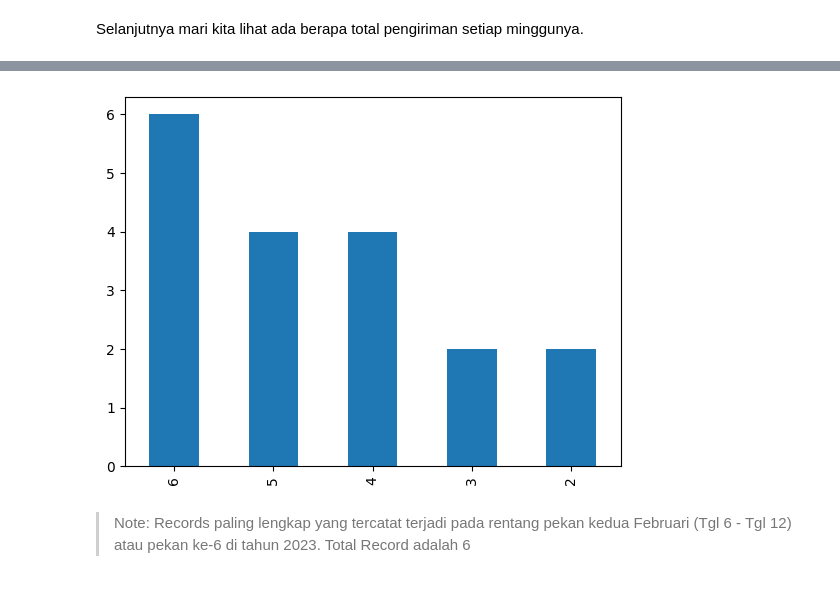
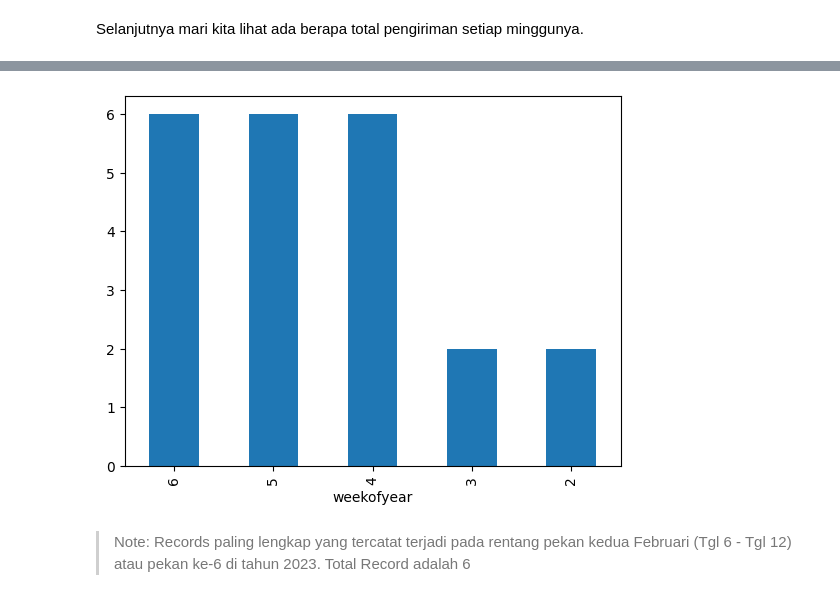
Before and after one commit to IrfanChairurrachman/dijkstra_bulog, a Jupyter notebook: Optimal_Route.ipynb, the cells around one changed output, grey strips where cells are left out. Cells and saved outputs as stored; diff of their text form; code cells hidden in the pictures.

```diff
--- a/Optimal_Route.ipynb
+++ b/Optimal_Route.ipynb
@@ -692,9 +673,9 @@ records['weekly'].value_counts().plot(kind = 'bar');
 # %%
-records['weekofyear'] = records['start_time'].dt.week
+records['weekofyear'] = records['start_time'].dt.isocalendar().week
 
 records['weekofyear'].value_counts().plot(kind = 'bar');
 # %% [output]
-[figure, old version]
+[figure, new version]
 # %% [markdown]
 > Note: Records paling lengkap yang tercatat terjadi pada rentang pekan kedua Februari (Tgl 6 - Tgl 12) atau pekan ke-6 di tahun 2023. Total Record adalah 6
 # %% [markdown]
```
Also changed, not shown: parts of 69 cells of this notebook.
